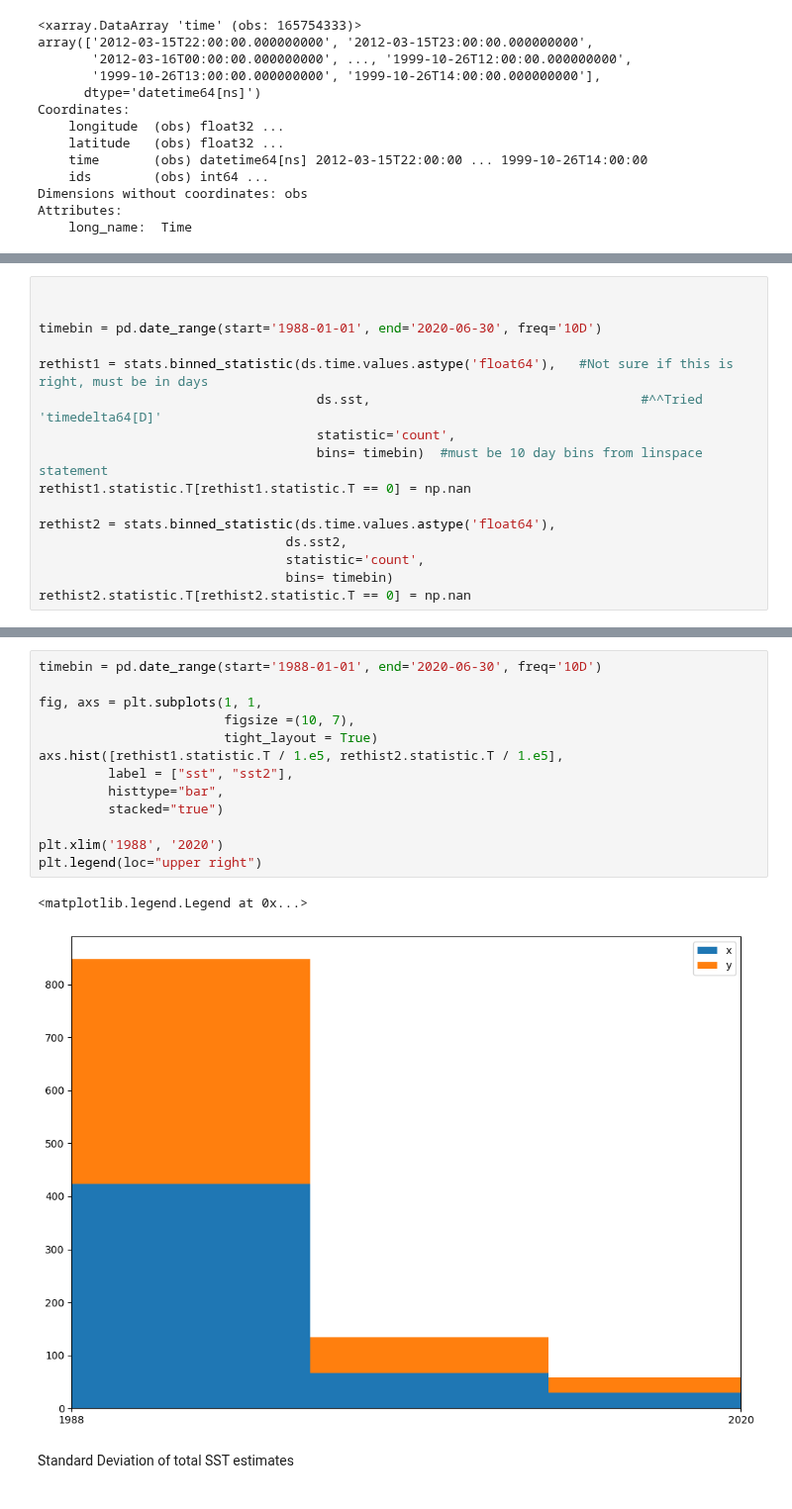
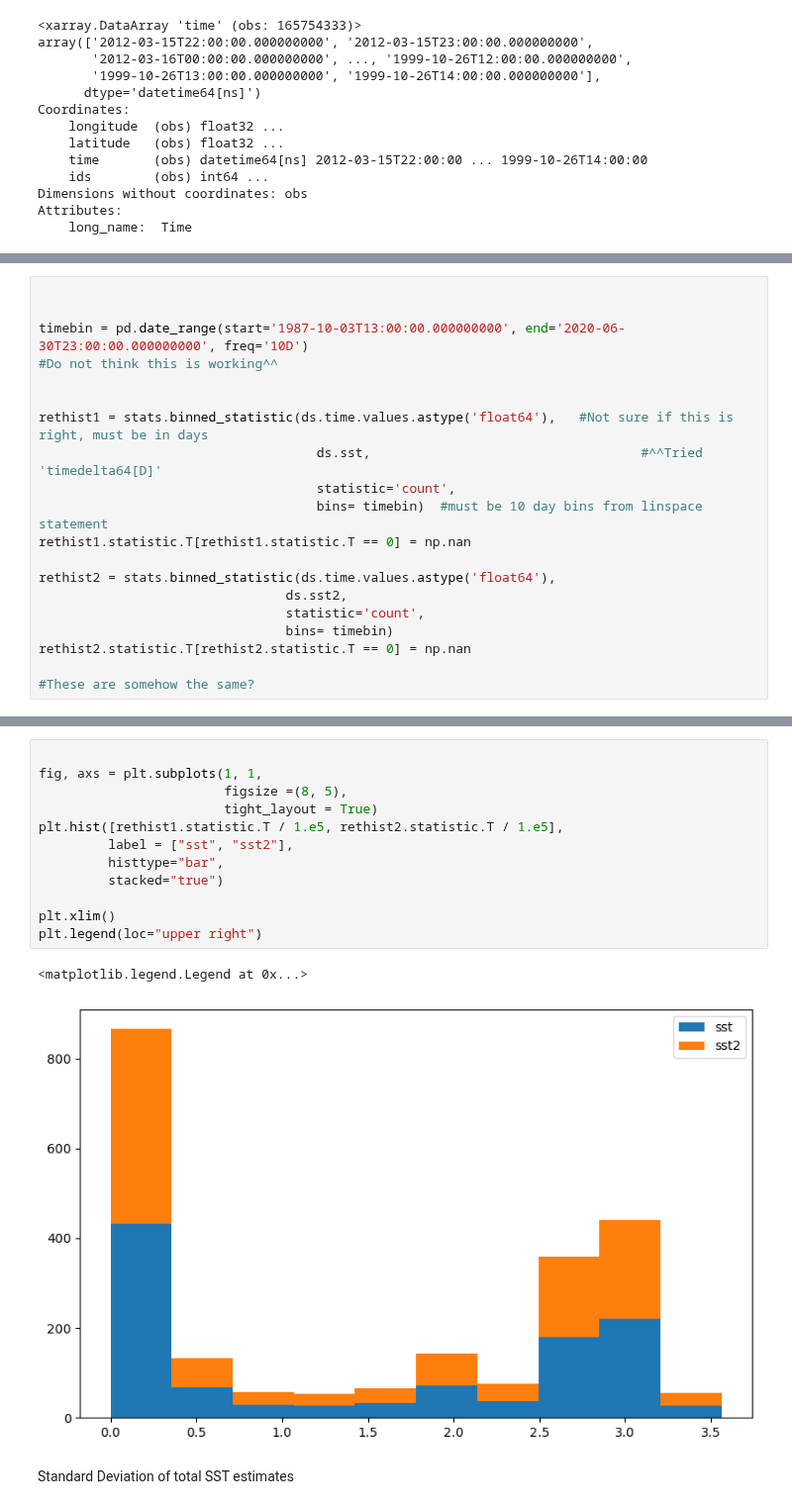
Before and after one commit to Eli8131/First_Project_SE, a Jupyter notebook: first_project_xarray.ipynb, the cells around one changed output, grey strips where cells are left out. Shown at 99% size. Saved outputs shown, nothing was run; the diff lists cells and outputs as text.

Commit message:
Working on Histogram

```diff
--- a/first_project_xarray.ipynb
+++ b/first_project_xarray.ipynb
@@ -206,7 +224,9 @@ Attributes:
 # %%
 
 
-timebin = pd.date_range(start='1988-01-01', end='2020-06-30', freq='10D')
+timebin = pd.date_range(start='1987-10-03T13:00:00.000000000', end='2020-06-30T23:00:00.000000000', freq='10D')
+#Do not think this is working^^
+
 
 rethist1 = stats.binned_statistic(ds.time.values.astype('float64'),   #Not sure if this is right, must be in days
                                     ds.sst,                                   #^^Tried 'timedelta64[D]'
@@ -219,3 +239,5 @@ rethist2 = stats.binned_statistic(ds.time.values.astype('float64'),
                                 statistic='count',
                                 bins= timebin)
 rethist2.statistic.T[rethist2.statistic.T == 0] = np.nan
+
+#These are somehow the same?
@@ -222,19 +254,18 @@ rethist2.statistic.T[rethist2.statistic.T == 0] = np.nan
 # %%
-timebin = pd.date_range(start='1988-01-01', end='2020-06-30', freq='10D')
 
 fig, axs = plt.subplots(1, 1,
-                        figsize =(10, 7),
+                        figsize =(8, 5),
                         tight_layout = True)
-axs.hist([rethist1.statistic.T / 1.e5, rethist2.statistic.T / 1.e5],
+plt.hist([rethist1.statistic.T / 1.e5, rethist2.statistic.T / 1.e5],
          label = ["sst", "sst2"],
          histtype="bar",
          stacked="true")
 
-plt.xlim('1988', '2020')
+plt.xlim()
 plt.legend(loc="upper right")
 # %% [output]
 <matplotlib.legend.Legend at 0x...>
-[figure, old version]
+[figure, new version]
 # %% [markdown]
 Standard Deviation of total SST estimates
 # %%
```
Also changed, not shown: parts of 3 cells of this notebook.
